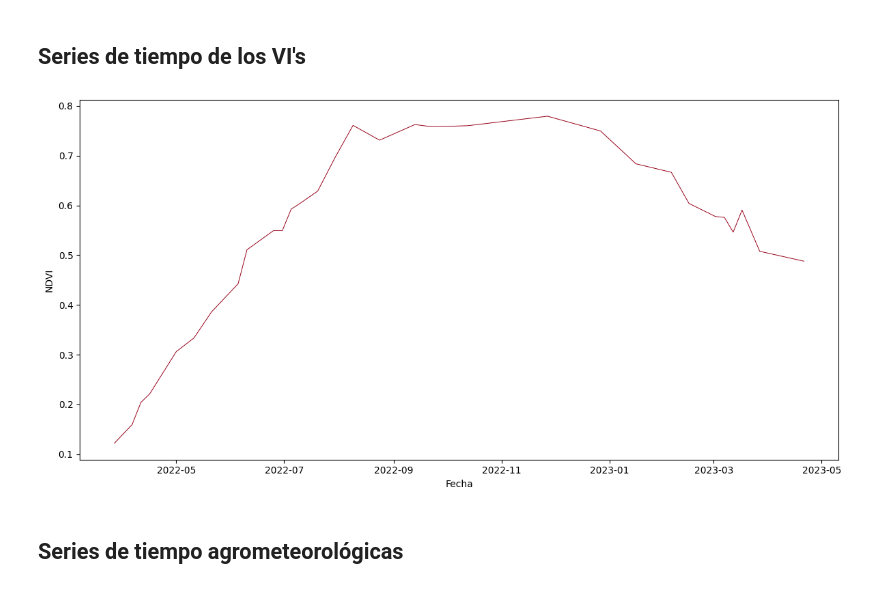
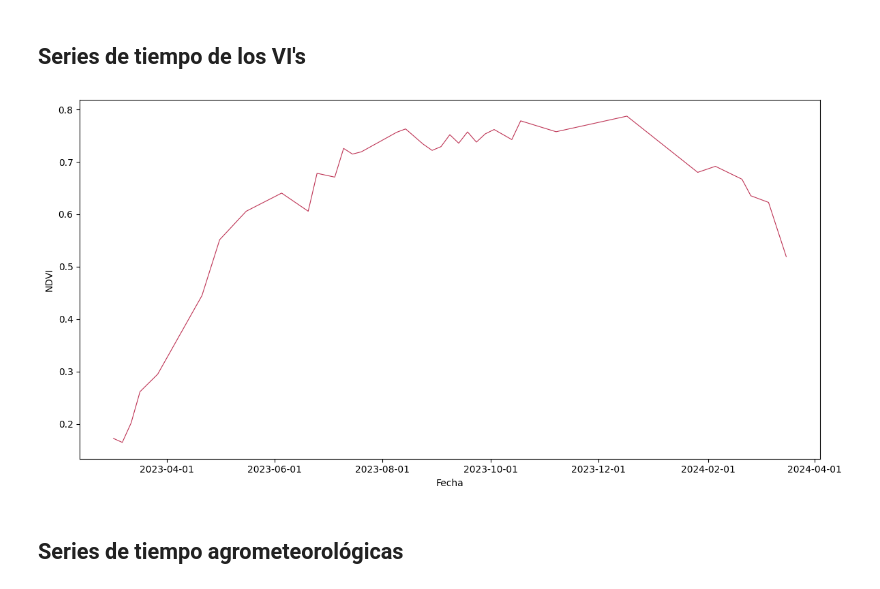
Before and after one commit to VivaldoGP/Tesis, a Jupyter notebook: results/time_series/ts.ipynb, the cells around one changed output. Cells and saved outputs as stored; diff of their text form; code cells hidden in the pictures.

```diff
--- a/results/time_series/ts.ipynb
+++ b/results/time_series/ts.ipynb
@@ -7,19 +8,21 @@ import matplotlib.pyplot as plt
 # %% [markdown]
 ## Series de tiempo de los VI's
 # %%
-file_path = r'../../datos/parcelas/ready_to_analyze/zafra2022/parcela_5.csv'
+file_path = r'../../datos/parcelas/ready_to_analyze/zafra2023/parcela_10.csv'
 # %%
 df = pd.read_csv(file_path, parse_dates=True)
 df['Fecha'] = pd.to_datetime(df['Fecha'])
 # %%
-plt.figure(figsize=(12,6))
-plt.plot(df['Fecha'], df['ndvi_mean'], color=(150/255, 0, 24/255), lw=0.7)
+fig, ax = plt.subplots(figsize=(12,6))
+ax.xaxis.set_major_locator(MonthLocator(interval=2))
+ax.xaxis.set_major_formatter(DateFormatter("%Y-%m-%d"))
+ax.plot(df['Fecha'], df['ndvi_mean'], color='#BE3455', lw=0.8)
 plt.xlabel('Fecha')
 plt.ylabel('NDVI')
 plt.tight_layout()
 plt.show()
 # %% [output]
-[figure, old version]
+[figure, new version]
 # %% [markdown]
 ## Series de tiempo agrometeorológicas
 # %%
```
Also changed, not shown: parts of 7 cells of this notebook, 44 other files.
